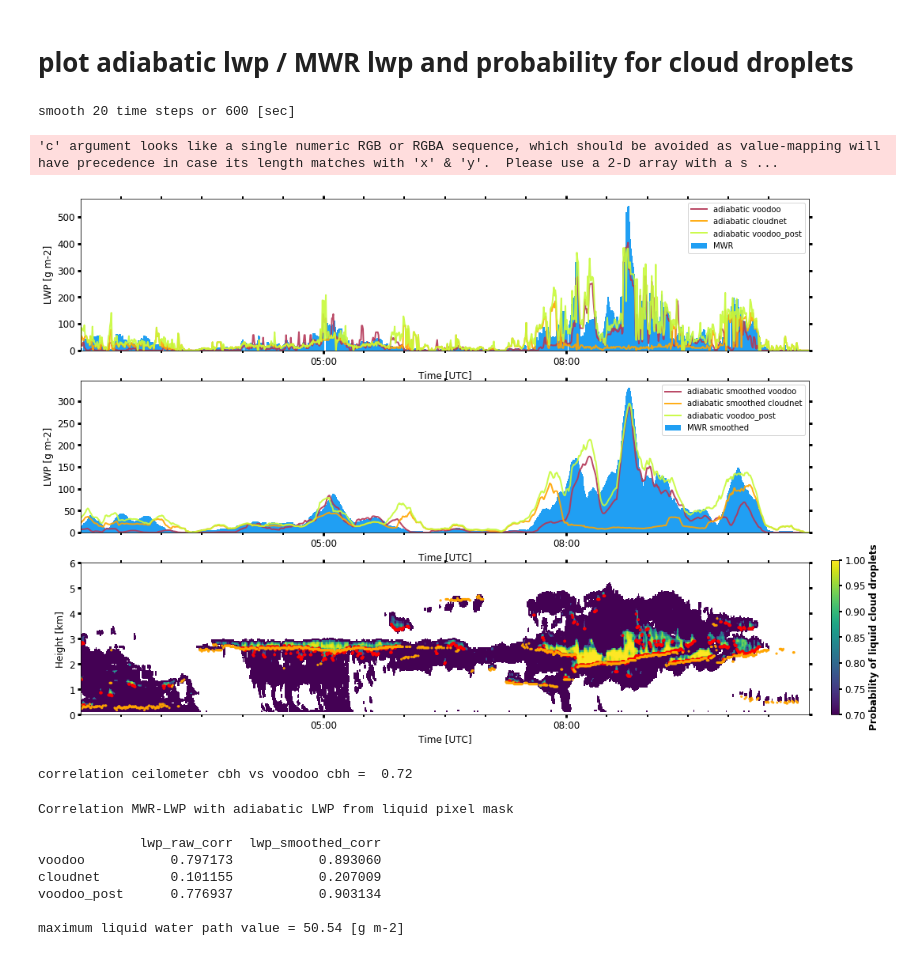
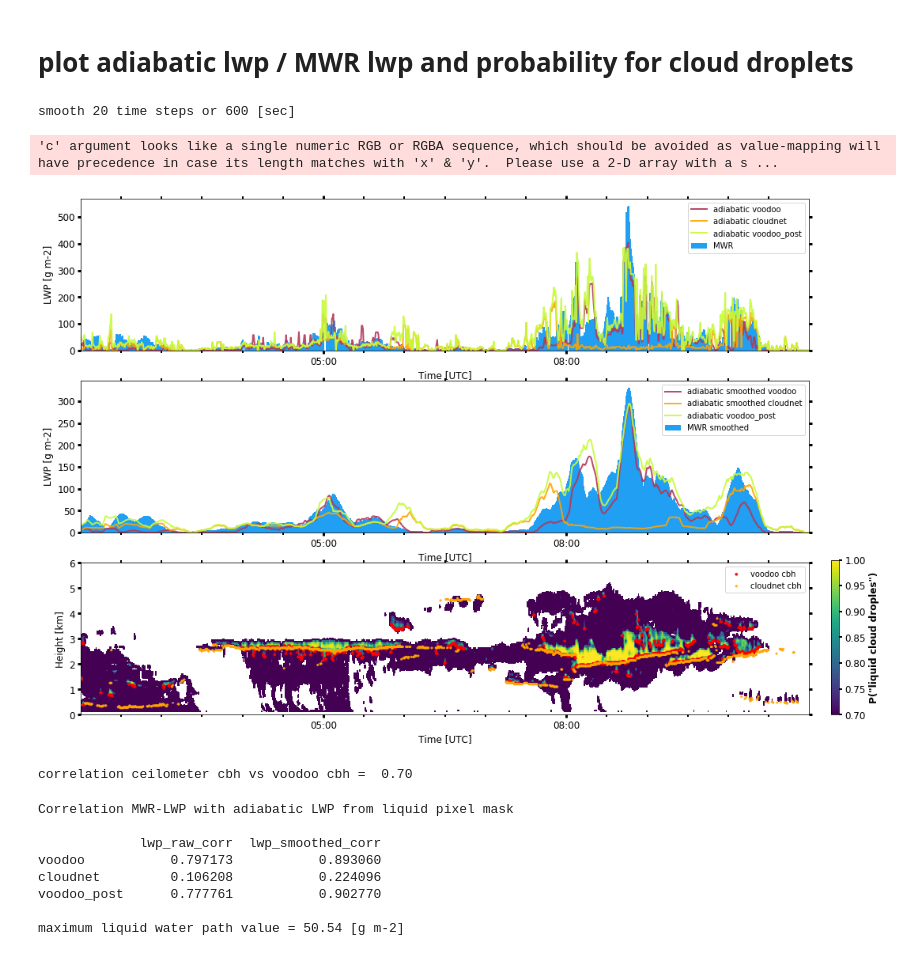
Before and after one commit to KarlJohnsonnn/voodoo_quicklooks, a Jupyter notebook: voodoo_lwp_correlation.ipynb, the cells around one changed output. Cells and saved outputs as stored; diff of their text form; code cells hidden in the pictures.

```diff
--- a/voodoo_lwp_correlation.ipynb
+++ b/voodoo_lwp_correlation.ipynb
@@ -103,10 +103,10 @@ voodoo_xr['voodoo_classification_post'] = postprocessor(voodoo_xr)
 liquid_probability_threshold = 0.7
 liquid_mask = {
     'voodoo': P_allCD.values > liquid_probability_threshold,
-    'cloudnet': (voodoo_xr.target_classification.values == 1) + (voodoo_xr.target_classification.values == 3) \
-                + (voodoo_xr.target_classification.values == 5),#  + (voodoo_xr.target_classification.values == 7),
-    'voodoo_post': (voodoo_xr.voodoo_classification_post.values == 1) + (voodoo_xr.voodoo_classification_post.values == 3) \
-                + (voodoo_xr.voodoo_classification_post.values == 5)# + (voodoo_xr.voodoo_classification_post.values == 7)
+    'cloudnet': (voodoo_xr.target_classification.values == 1) + (voodoo_xr.target_classification.values == 5), #\
+                #+ (voodoo_xr.target_classification.values == 4),  + (voodoo_xr.target_classification.values == 7),
+    'voodoo_post': (voodoo_xr.voodoo_classification_post.values == 1)  + (voodoo_xr.voodoo_classification_post.values == 5) #\
+                #+ (voodoo_xr.voodoo_classification_post.values == 5) + (voodoo_xr.voodoo_classification_post.values == 7)
 }
 
 adiabatic_lwp = {
@@ -123,19 +123,21 @@ bases_tops    = {alg: find_bases_tops(liquid_mask[alg], voodoo_xr.rg.values) for
 # %%
 #print(voodoo_xr.relhumidity.values)
 # %%
-def get_bases(bases_tops):
-    dt_s, rg_s, dt1base, rg1base = [], [], [], []
+def get_bases_or_tops(bases_tops, key='cb'):
+    dt_s, rg_s, dt1key, rg1key = [], [], [], []
     for i in range(len(bases_tops[0])):
-        for j in range(bases_tops[0][i]['idx_cb'].size):
+        for j in range(bases_tops[0][i][f'idx_{key}'].size):
             if bases_tops[0][i]['width'][j] > 150.:
                 dt_s.append(dt_list[i])
-                rg_s.append(bases_tops[0][i]['val_cb'][j]/1000.)
+                rg_s.append(bases_tops[0][i][f'val_{key}'][j]/1000.)
                 if j == 0:
-                    dt1base.append(dt_list[i])
-                    rg1base.append(bases_tops[0][i]['val_cb'][0]/1000.)
-    return {'all': [dt_s, rg_s], 'first': [dt1base, rg1base]}
+                    dt1key.append(dt_list[i])
+                    rg1key.append(bases_tops[0][i][f'val_{key}'][0]/1000.)
+    return {'all': [dt_s, rg_s], 'first': [dt1key, rg1key]}
 
-bases = {alg: get_bases(bases_tops[alg]) for alg in algos}
+
+bases = {alg: get_bases_or_tops(bases_tops[alg], key='cb') for alg in algos}
+tops = {alg: get_bases_or_tops(bases_tops[alg], key='ct') for alg in algos}
 # %% [markdown]
 # plot adiabatic lwp / MWR lwp and probability for cloud droplets
 # %%
@@ -153,38 +155,41 @@ idk_factor = 8
 lw = 2
 al = 0.9
 
 
 fig, ax = plt.subplots(nrows=3, figsize=(20, 12))
 line = ax[0].plot(dt_list, adiabatic_lwp['voodoo']*idk_factor, color=Colormaps.cloudnet_colors[10], linewidth=lw, alpha=al, label='adiabatic voodoo')
 line = ax[0].plot(dt_list, adiabatic_lwp['cloudnet']*idk_factor, color=Colormaps.cloudnet_colors[6], linewidth=lw, alpha=al, label='adiabatic cloudnet')
 line = ax[0].plot(dt_list, adiabatic_lwp['voodoo_post']*idk_factor, color=Colormaps.cloudnet_colors[7], linewidth=lw, alpha=al, label='adiabatic voodoo_post')
 line = ax[0].bar(dt_list, adiabatic_lwp['mwr'], width=0.001, color=Colormaps.cloudnet_colors[2], label='MWR')
 load_xy_style(ax[0], ylabel='LWP [g m-2]')
 ax[0].set_xlim([dt_list[0], dt_list[-1]])
 ax[0].legend()
 
 line = ax[1].plot(dt_list, adiabatic_lwp['voodoo_s']*idk_factor, color=Colormaps.cloudnet_colors[10], linewidth=lw, alpha=al, label='adiabatic smoothed voodoo')
 line = ax[1].plot(dt_list, adiabatic_lwp['cloudnet_s']*idk_factor, color=Colormaps.cloudnet_colors[6], linewidth=lw, alpha=al, label='adiabatic smoothed cloudnet')
 line = ax[1].plot(dt_list, adiabatic_lwp['voodoo_post_s']*idk_factor, color=Colormaps.cloudnet_colors[7], linewidth=lw, alpha=al, label='adiabatic voodoo_post')
 line = ax[1].bar(dt_list, adiabatic_lwp['mwr_s'], width=0.001, color=Colormaps.cloudnet_colors[2], label='MWR smoothed')
 load_xy_style(ax[1], ylabel='LWP [g m-2]')
 ax[1].set_xlim([dt_list[0], dt_list[-1]])
 ax[1].legend()
 
 P_allCD.values = np.ma.masked_where(voodoo_xr.mask, P_allCD)
-pmesh = ax[2].pcolormesh(dt_list, voodoo_xr.rg.values/1000., P_allCD.values.T, cmap='viridis', vmin=liquid_probability_threshold, vmax=1)
+pmesh = ax[2].pcolormesh(dt_list, voodoo_xr.rg.values/1000., P_allCD.values.T, cmap='viridis', vmin=liquid_probability_threshold, vmax=1, label='P("cloud droplets")')
 cbar = fig.colorbar(pmesh, ax=ax, pad=0.025, shrink=0.3, anchor=(0.0, 0.0))
 ax[2].set_ylim([0, 6])
 ax[2].set_xlim([dt_list[0], dt_list[-1]])
 load_xy_style(ax[2], ylabel='Height [km]')
-load_cbar_style(cbar, cbar_label='Probability of liquid cloud droplets')
-ax[2].scatter(bases['voodoo']['all'][0], bases['voodoo']['all'][1], c='red', s=15, alpha=al, edgecolor='none')
-ax[2].scatter(bases['cloudnet']['all'][0], bases['cloudnet']['all'][1], c=Colormaps.cloudnet_colors[6], s=10, alpha=al, edgecolor='none')
+load_cbar_style(cbar, cbar_label='P("liquid cloud droples")')
+ax[2].scatter(bases['voodoo']['all'][0], bases['voodoo']['all'][1], c='red', s=15, alpha=al, edgecolor='none', label='voodoo cbh')
+ax[2].scatter(bases['cloudnet']['all'][0], bases['cloudnet']['all'][1], c=Colormaps.cloudnet_colors[6], s=10, alpha=al, edgecolor='none', label='cloudnet cbh')
+ax[2].legend()
+#ax[2].scatter(tops['voodoo']['all'][0], tops['voodoo']['all'][1], c='red', s=15, alpha=al, edgecolor='none')
+#ax[2].scatter(tops['cloudnet']['all'][0], tops['cloudnet']['all'][1], c=Colormaps.cloudnet_colors[6], s=10, alpha=al, edgecolor='none')
 fig.savefig(f'plots/{case}-liquid-cloud-doplet-probability.png', dpi=450)
 # %% [output]
 smooth 20 time steps or 600 [sec]
 'c' argument looks like a single numeric RGB or RGBA sequence, which should be avoided as value-mapping will have precedence in case its length matches with 'x' & 'y'.  Please use a 2-D array with a s ...
-[figure, old version]
+[figure, new version]
 # %%
 
 from Utils import get_cloud_base_from_liquid_mask, corr_
@@ -196,7 +201,7 @@ joint_availability = (cb_v > 0.0) * (cb_c > 0.0)
 
 print(f'correlation ceilometer cbh vs voodoo cbh =  {corr_(cb_v[joint_availability], cb_c[joint_availability]):.2f}')
 # %% [output]
-correlation ceilometer cbh vs voodoo cbh =  0.72
+correlation ceilometer cbh vs voodoo cbh =  0.70
 # %%
 import pandas as pd
 from Utils import corr_
@@ -216,7 +221,7 @@ Correlation MWR-LWP with adiabatic LWP from liquid pixel mask
 
              lwp_raw_corr  lwp_smoothed_corr
 voodoo           0.797173           0.893060
-cloudnet         0.101155           0.207009
-voodoo_post      0.776937           0.903134
+cloudnet         0.106208           0.224096
+voodoo_post      0.777761           0.902770
 
 maximum liquid water path value = 50.54 [g m-2]
```
